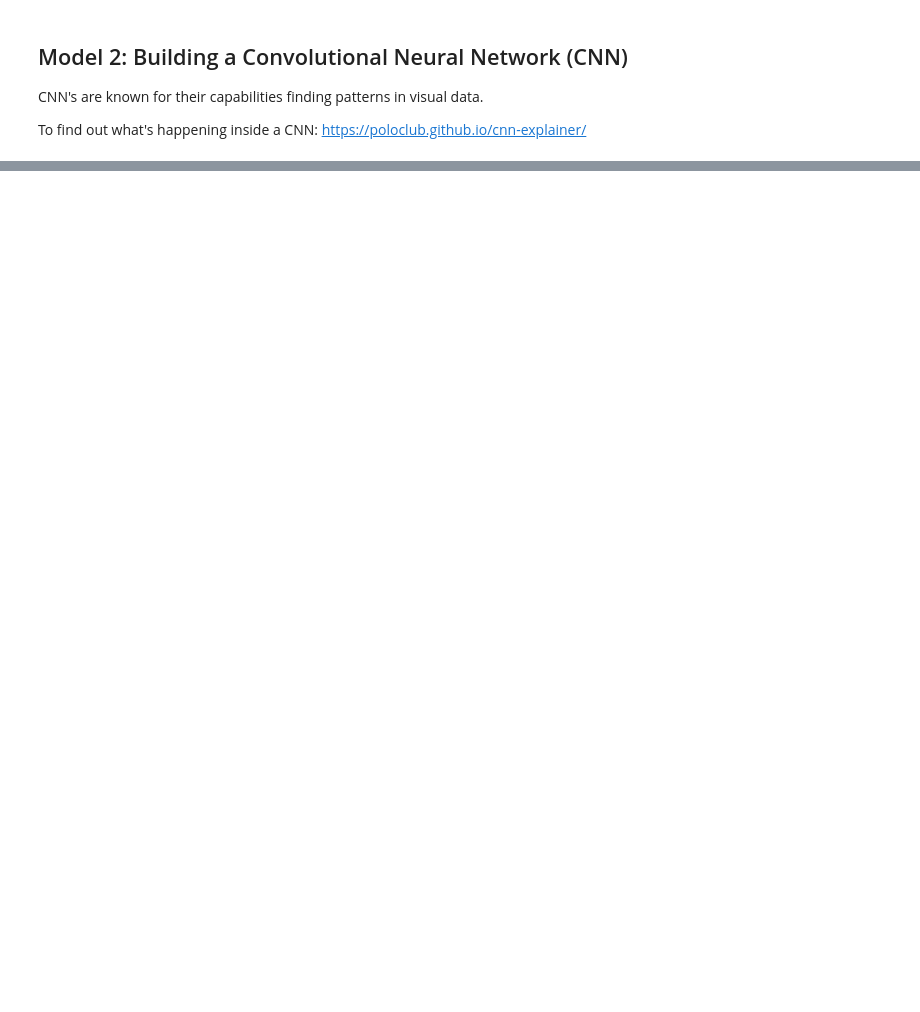
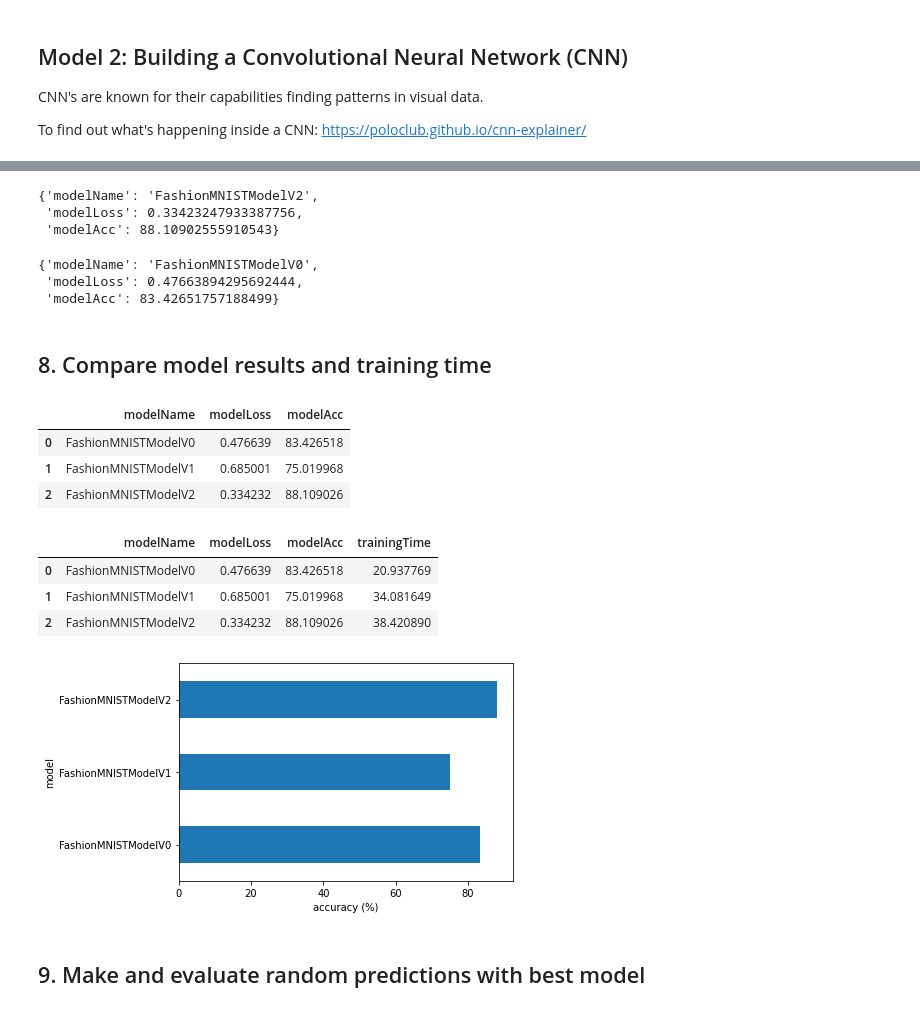
Before and after one commit to smbonilla/learningPyTorch, a Jupyter notebook: 03_pyTorchComputerVision.ipynb, the cells around one changed output, grey strips where cells are left out. Saved outputs shown, nothing was run; the diff lists cells and outputs as text; code cells hidden in the pictures; blank space fills up the shorter version.

```diff
--- a/03_pyTorchComputerVision.ipynb
+++ b/03_pyTorchComputerVision.ipynb
@@ -707,0 +818,7 @@ class FashionMNISTModelV2(nn.Module):
+# %%
+# Setup loss function/eval metrics/optimizer
+from helper_functions import accuracy_fn
+
+lossFn = nn.CrossEntropyLoss()
+optimizer = torch.optim.SGD(params=model2.parameters(),
+                            lr=0.1)
@@ -707,0 +873,53 @@ class FashionMNISTModelV2(nn.Module):
+# %%
+# get model2 results
+model2Results = evalModel(model=model2,
+                          dataLoader=testDataLoader,
+                          lossFn=lossFn,
+                          accuracyFn=accuracy_fn,
+                          device=device)
+
+model2Results
+# %% [output]
+{'modelName': 'FashionMNISTModelV2',
+ 'modelLoss': 0.33423247933387756,
+ 'modelAcc': 88.10902555910543}
+# %%
+model0Results
+# %% [output]
+{'modelName': 'FashionMNISTModelV0',
+ 'modelLoss': 0.47663894295692444,
+ 'modelAcc': 83.42651757188499}
+# %% [markdown]
+## 8. Compare model results and training time
+# %%
+import pandas as pd
+compareResults = pd.DataFrame([model0Results,
+                                model1Results,
+                                model2Results])
+compareResults
+# %% [output]
+|  | modelName | modelLoss | modelAcc |
+| 0 | FashionMNISTModelV0 | 0.476639 | 83.426518 |
+| 1 | FashionMNISTModelV1 | 0.685001 | 75.019968 |
+| 2 | FashionMNISTModelV2 | 0.334232 | 88.109026 |
+# %%
+ # add training time to results comparison
+compareResults["trainingTime"] = [totalTrainTimeModel0,
+                                   totalTrainTimeModel1,
+                                   totalTrainTimeModel2]
+
+compareResults
+# %% [output]
+|  | modelName | modelLoss | modelAcc | trainingTime |
+| 0 | FashionMNISTModelV0 | 0.476639 | 83.426518 | 20.937769 |
+| 1 | FashionMNISTModelV1 | 0.685001 | 75.019968 | 34.081649 |
+| 2 | FashionMNISTModelV2 | 0.334232 | 88.109026 | 38.420890 |
+# %%
+# Visualize our model results
+compareResults.set_index("modelName")["modelAcc"].plot(kind="barh")
+plt.xlabel("accuracy (%)")
+plt.ylabel("model");
+# %% [output]
+[figure, added]
+# %% [markdown]
+## 9. Make and evaluate random predictions with best model
```
Also changed, not shown: parts of 17 cells of this notebook.
